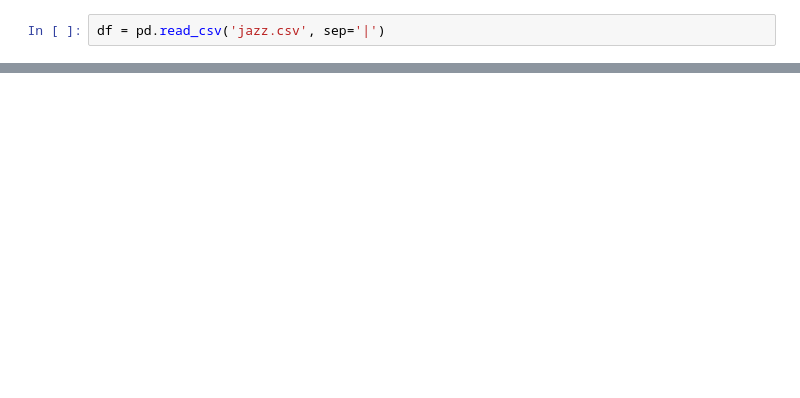
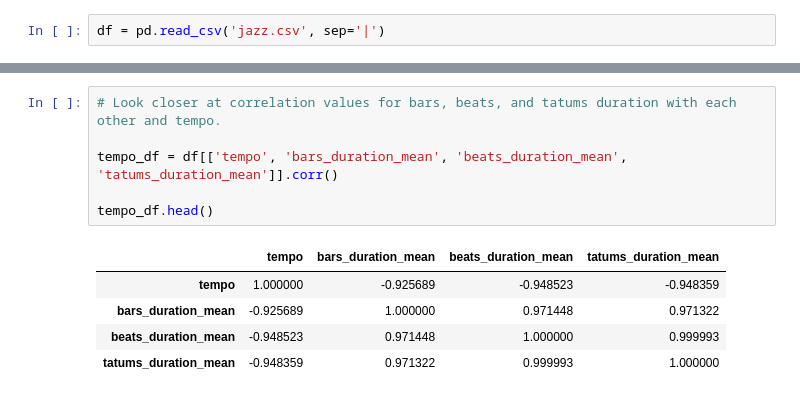
Before and after one commit to LingeJohnsen/Playlist-curator, a Jupyter notebook: Jazzy_notebook.ipynb, the cells around one changed output, grey strips where cells are left out. Drawn from its saved outputs; the diff is of its cells as text; blank space fills up the shorter version.

```diff
--- a/Jazzy_notebook.ipynb
+++ b/Jazzy_notebook.ipynb
@@ -15,0 +229,12 @@ df.head()
+# %%
+# Look closer at correlation values for bars, beats, and tatums duration with each other and tempo.
+
+tempo_df = df[['tempo', 'bars_duration_mean', 'beats_duration_mean', 'tatums_duration_mean']].corr()
+
+tempo_df.head()
+# %% [output]
+|  | tempo | bars_duration_mean | beats_duration_mean | tatums_duration_mean |
+| tempo | 1.000000 | -0.925689 | -0.948523 | -0.948359 |
+| bars_duration_mean | -0.925689 | 1.000000 | 0.971448 | 0.971322 |
+| beats_duration_mean | -0.948523 | 0.971448 | 1.000000 | 0.999993 |
+| tatums_duration_mean | -0.948359 | 0.971322 | 0.999993 | 1.000000 |
```
Also changed, not shown: parts of 16 cells of this notebook.
